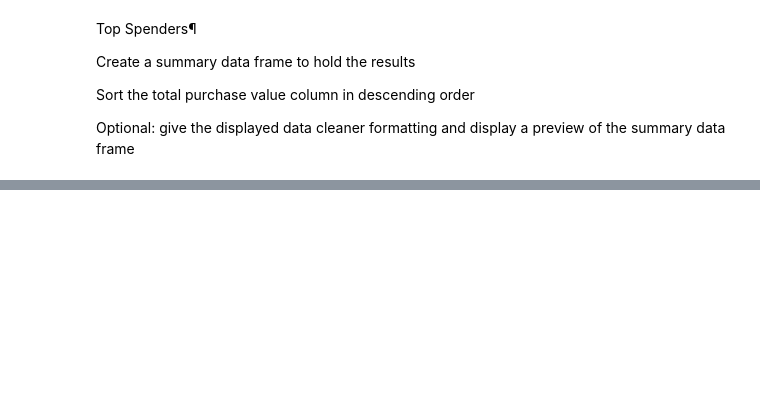
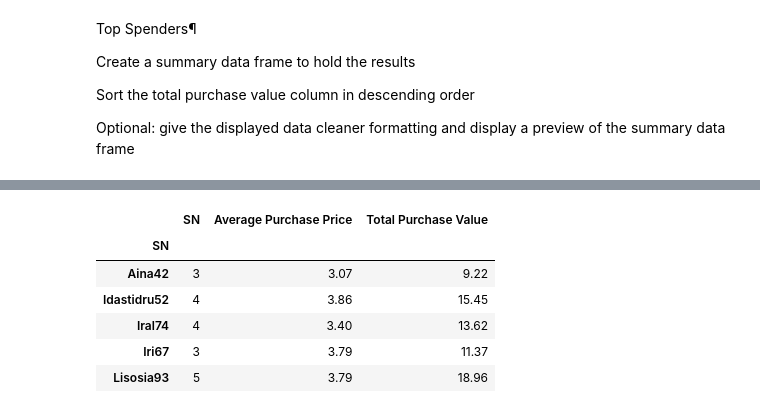
Before and after one commit to mawothe/HomeworkRepo, a Jupyter notebook: Homework_4/HeroesOfPymoli/Heros of Pymoli Code.ipynb, the cells around one changed output, grey strips where cells are left out. Cells and saved outputs as stored; diff of their text form; code cells hidden in the pictures; blank space fills up the shorter version.

Commit message:
Completes top spenders summary. Need help with popular and profitable items.

```diff
--- a/Homework_4/HeroesOfPymoli/Heros of Pymoli Code.ipynb
+++ b/Homework_4/HeroesOfPymoli/Heros of Pymoli Code.ipynb
@@ -348,4 +364,5 @@ Name: SN, dtype: int64
 #Extract their data and put in new data frame
 purchase_data = purchase_data.set_index("SN")
 top_spenders_df = pd.DataFrame(purchase_data.loc[["Lisosia93","Iral74", "Idastidru52", "Iri67", "Aina42"]])
-top_spenders_df
+top_spenders_df = top_spenders_df.reset_index()
+top_spenders_df = top_spenders_df.drop("index", axis=1)
@@ -370,0 +369,20 @@ top_spenders_df
+# %%
+#Create groupby variable to summarize their spending
+spender_names = top_spenders_df.groupby("SN")
+
+#New Data Frame to hold the summary
+spender_df = pd.DataFrame(spender_names["SN"].count())
+# %%
+#New columns for Average purchase price and total purchase values
+spender_df["Average Purchase Price"] = round(spender_names["Price"].mean(),2)
+
+spender_df["Total Purchase Value"] = round(spender_names["Price"].sum(),2)
+spender_df
+# %% [output]
+|  | SN | Average Purchase Price | Total Purchase Value |
+| SN |  |  |  |
+| Aina42 | 3 | 3.07 | 9.22 |
+| Idastidru52 | 4 | 3.86 | 15.45 |
+| Iral74 | 4 | 3.40 | 13.62 |
+| Iri67 | 3 | 3.79 | 11.37 |
+| Lisosia93 | 5 | 3.79 | 18.96 |
```
Also changed, not shown: parts of 15 cells of this notebook.
